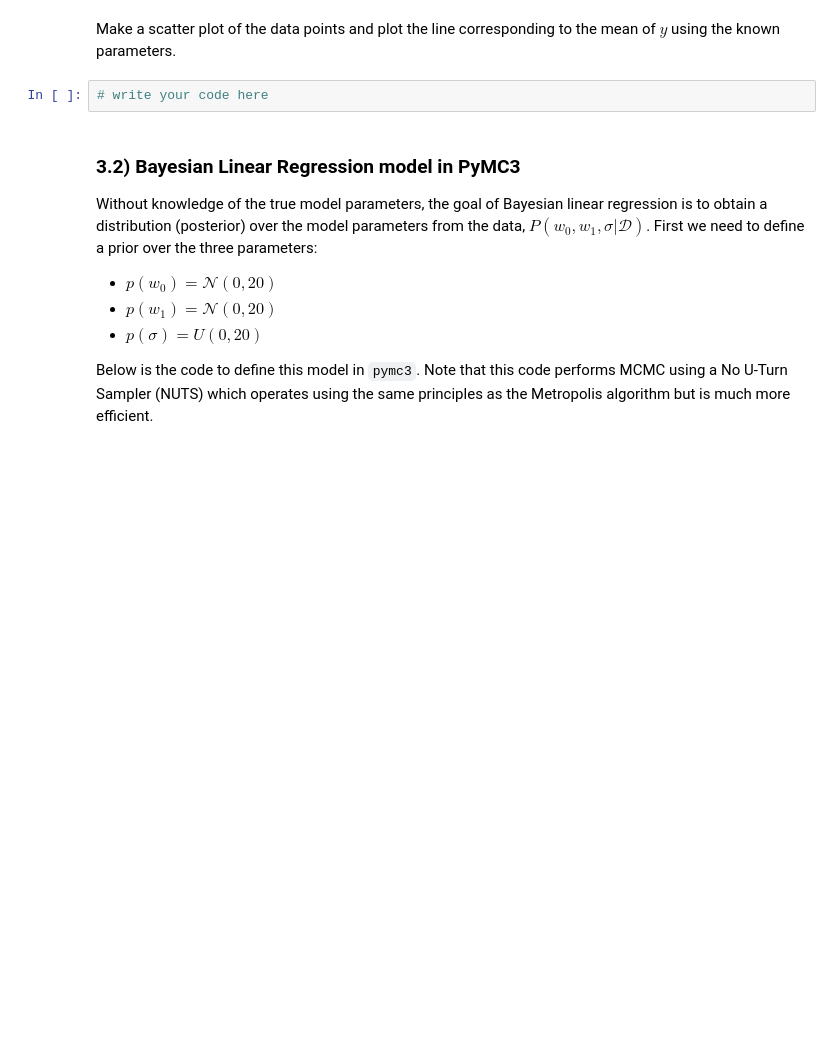
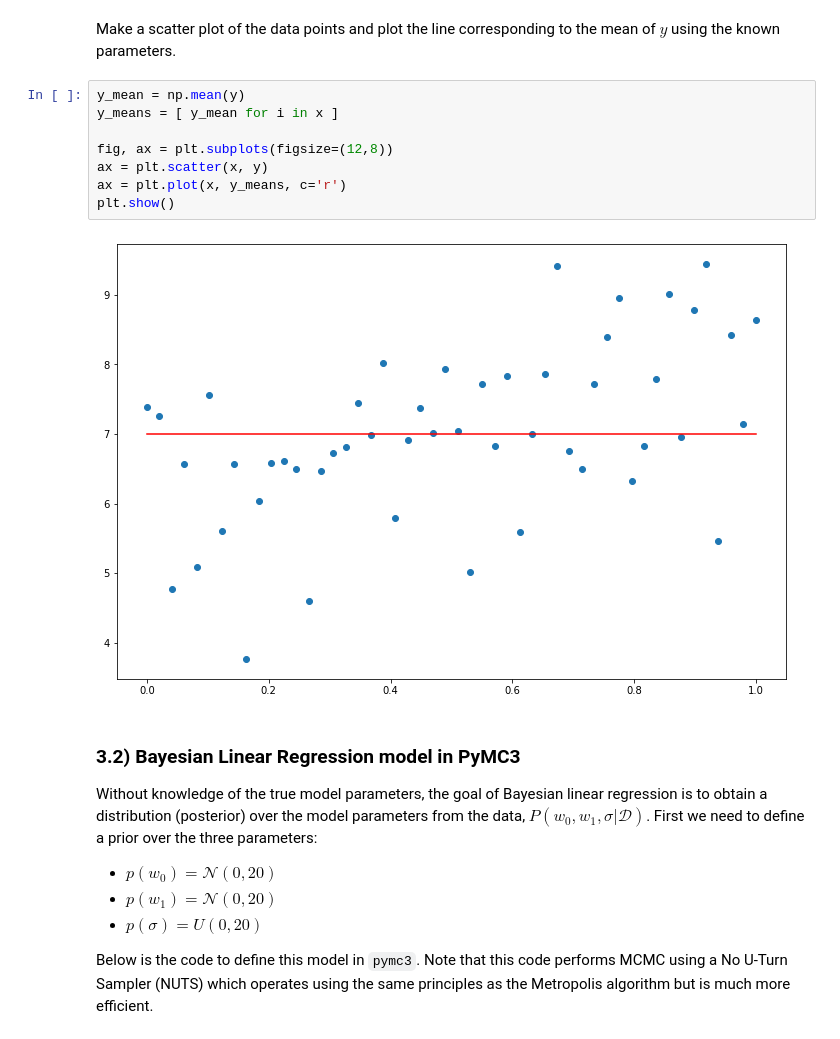
Before and after one commit to kaihulme/machine-learning, a Jupyter notebook: 03_bayesian_networks_mcmc/lab3-Bayesian_Networks_MCMC_PyMC3.ipynb, the cells around one changed output. Saved outputs shown, nothing was run; the diff lists cells and outputs as text; blank space fills up the shorter version.

```diff
--- a/03_bayesian_networks_mcmc/lab3-Bayesian_Networks_MCMC_PyMC3.ipynb
+++ b/03_bayesian_networks_mcmc/lab3-Bayesian_Networks_MCMC_PyMC3.ipynb
@@ -238,8 +235,16 @@ x = np.linspace(0, 1, n)
 y = true_w0 + true_w1*x + np.random.normal(scale=true_sigma, size=n)
 # %% [markdown]
 Make a scatter plot of the data points and plot the line corresponding to the mean of $y$ using the known parameters.
-# %%
-# write your code here
+# %%
+y_mean = np.mean(y)
+y_means = [ y_mean for i in x ]
+
+fig, ax = plt.subplots(figsize=(12,8))
+ax = plt.scatter(x, y)
+ax = plt.plot(x, y_means, c='r')
+plt.show()
+# %% [output]
+[figure, added]
 # %% [markdown]
 ### 3.2) Bayesian Linear Regression model in PyMC3
 
```
Also changed, not shown: parts of 9 cells of this notebook.
